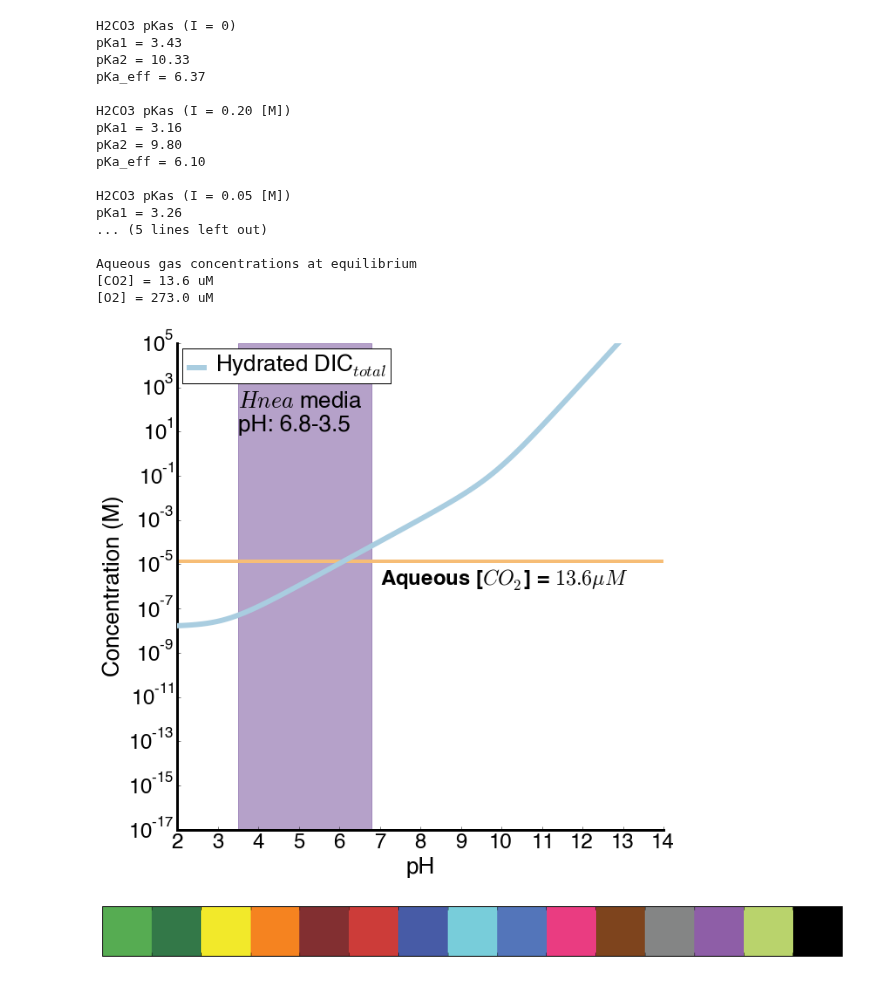
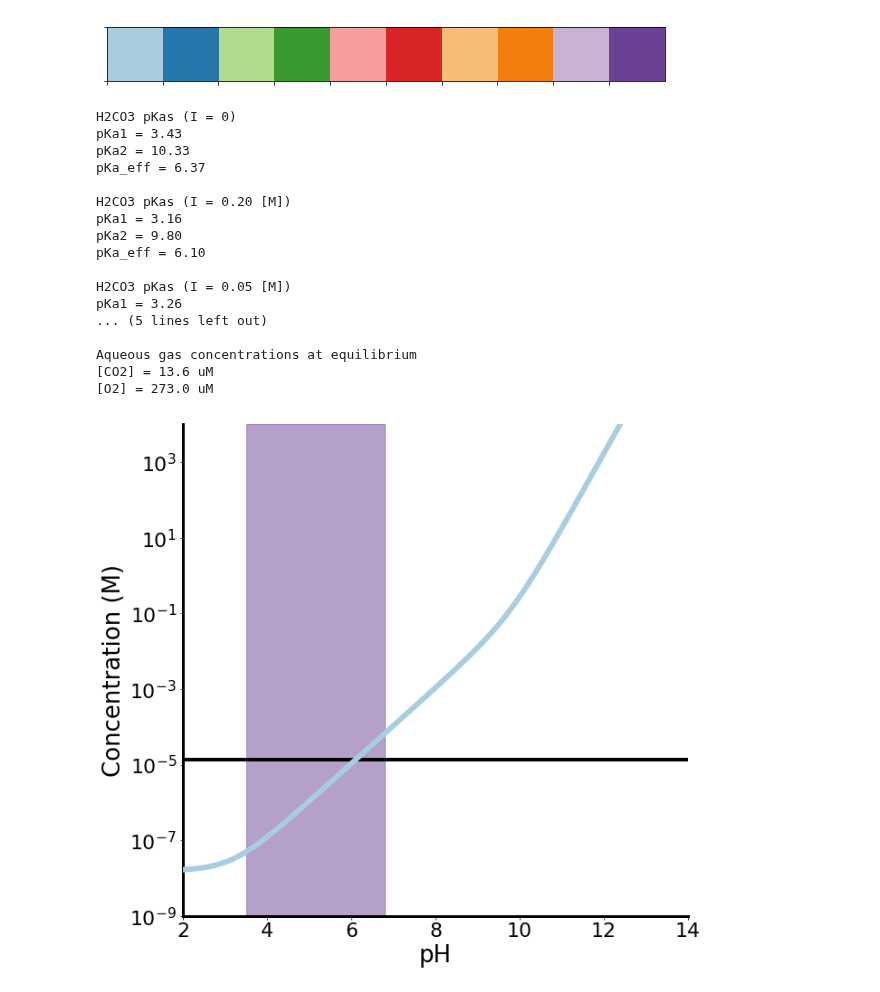
Before and after one commit to jackdesmarais/DabTransporterPaper, a Jupyter notebook: scripts/Figure 5 Model figure.ipynb, the cells around one changed output. Drawn from its saved outputs; the diff is of its cells as text; code cells hidden in the pictures.

```diff
--- a/scripts/Figure 5 Model figure.ipynb
+++ b/scripts/Figure 5 Model figure.ipynb
@@ -11,12 +10,16 @@ import utils
 import seaborn as sns
 %matplotlib inline
+# %%
+sns.palplot(utils.qual_palette)
+# %% [output]
+[figure, added]
 # %%
 fig,ax = plt.subplots(figsize=(10,10), frameon=False)
 
 colors = utils.qual_palette
-eCol=colors[0] # hdic total
-nCol=colors[9] #hnea range
-acol=colors[6] #co2
+eCol = colors[0] # hdic total
+nCol = colors[9] #hnea range
+acol = colors[6] #co2
 
 
 dG0_H2OdG0_H2O = -237.2 # kJ/mol
@@ -163,10 +166,6 @@ for pH in pH_range:
 fractional_abundance = matrix(data)
 
 
-
-
-
-
 # Partial pressures of CO2 and O2.# Parti
 co2_pp = 400e-6
 o2_pp = 0.21
@@ -205,17 +204,17 @@ species_conc = np.multiply(fractional_abundance.T, h_total).T
 
 pylab.semilogy(pH_range, h_total, lw=6, ls='-', zorder=10,color=eCol)
 #     pylab.semilogy([3,6.8],[1e1,1e1],lw=6, ls='-', zorder=10,color=nCol)
-pylab.axvspan(3.5,6.8, zorder=0,color=nCol,alpha=0.5)
+pylab.axvspan(3.5, 6.8, zorder=0, color=nCol, alpha=0.5)
 
 
-pylab.semilogy(pH_range, np.ones(pH_range.size) * co2_conc, lw=4, zorder=1, color=acol)
+pylab.semilogy(pH_range, np.ones(pH_range.size) * co2_conc, lw=4, zorder=1, color='k')
 #     pylab.semilogy(pH_range, np.ones(pH_range.size) * o2_conc, lw=4, zorder=1)
 
 # Label exact concentrations of aqueous gasses on the plot.
-pylab.text(7, 0.08 * co2_conc, 'Aqueous [$CO_2$] = $%.1f {\mu}M$' % (co2_conc * 1e6),
-           fontsize=24, fontweight='bold')
-pylab.text(3.5, 1e1, '$Hnea$ media\npH: 6.8-3.5',
-           fontsize=26)
+#pylab.text(7, 0.08 * co2_conc, 'Aqueous [$CO_2$] = $%.1f {\mu}M$' % (co2_conc * 1e6),
+#           fontsize=24, fontweight='bold')
+#pylab.text(3.5, 1e1, '$Hnea$ media\npH: 6.8-3.5',
+#           fontsize=26)
 #     pylab.text(10.5, 1.8 * o2_conc, 'Aqueous [$O_2$] = $%.1f {\mu}M$' % (o2_conc * 1e6),
 #                fontsize=13, fontweight='bold')
 
@@ -227,14 +226,7 @@ labels = [r'Hydrated DIC$_{total}$']#,r'$H.neapolitanus$ media pH range']
 
 #     pylab.axvline(x=6.8,c=vCol)
 #     pylab.axvline(x=3,c=vCol)
-
-
-pylab.legend(labels, loc=2)
-leg = pylab.gca().get_legend()
-ltext  = leg.get_texts()
-pylab.setp(ltext, fontsize=26)
-
-        # Hide the right and top spines
+# Hide the right and top spines
 ax.spines['right'].set_visible(False)
 ax.spines['top'].set_visible(False)
 
@@ -243,42 +235,34 @@ ax.yaxis.set_ticks_position('left')
 ax.xaxis.set_ticks_position('bottom')
 
 #     change axis weight
 ax.spines['left'].set_linewidth(3)
 ax.spines['bottom'].set_linewidth(3)
 
 pylab.xlabel('pH', fontsize=26)
 pylab.ylabel('Concentration (M)', fontsize=26)
 pylab.xlim((2, 12))
-pylab.ylim((1e-17, 1e5))
-pylab.xticks(np.arange(2,15), fontsize=24)
-pylab.yticks(fontsize=24)
+pylab.ylim((1e-9, 1e4))
+pylab.xticks(np.arange(2,15, 2), fontsize=22)
+pylab.yticks(fontsize=22)
 
 plt.savefig('fig5//fig5A.eps',format='eps',bbox_inches='tight')
 plt.show()
 # %% [output]
 H2CO3 pKas (I = 0)
 pKa1 = 3.43
 pKa2 = 10.33
 pKa_eff = 6.37
 
 H2CO3 pKas (I = 0.20 [M])
 pKa1 = 3.16
 pKa2 = 9.80
 pKa_eff = 6.10
 
 H2CO3 pKas (I = 0.05 [M])
 pKa1 = 3.26
 ... (5 lines left out)
 
 Aqueous gas concentrations at equilibrium
 [CO2] = 13.6 uM
 [O2] = 273.0 uM
-[figure, old version]
+[figure, new version]
-# %%
-cols = ['#56AC52','#337848','#F2E92A','#F58320','#822F31','#CC3C39','#475BA6','#78CDDA','#5375BA','#EA3C81'
-        ,'#7E441D','#848585','#8E5EA7','#B9D36C','#000000']
-colors = sns.color_palette(cols)
-sns.palplot(colors)
-plt.show()
-# %% [output]
-[figure, removed]
```
Also changed, not shown: parts of 1 cell of this notebook, 1 other file.
